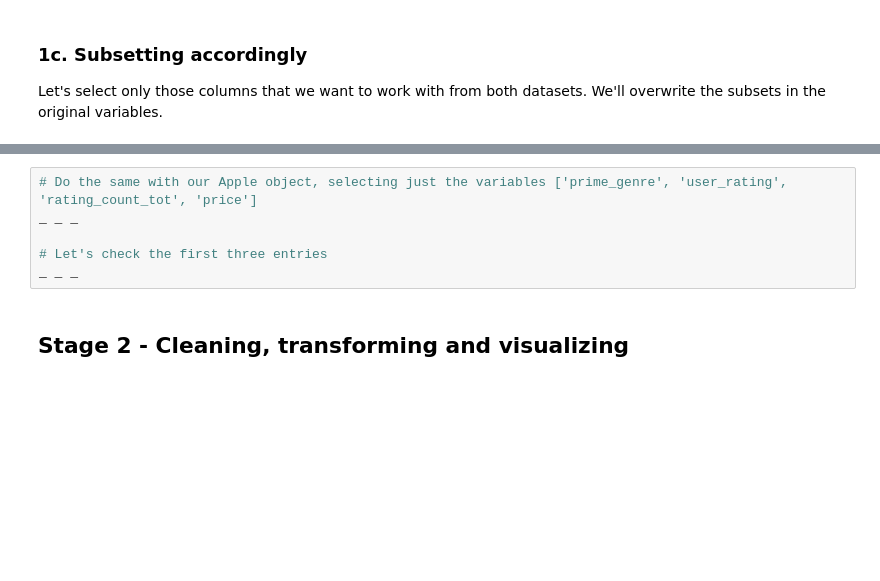
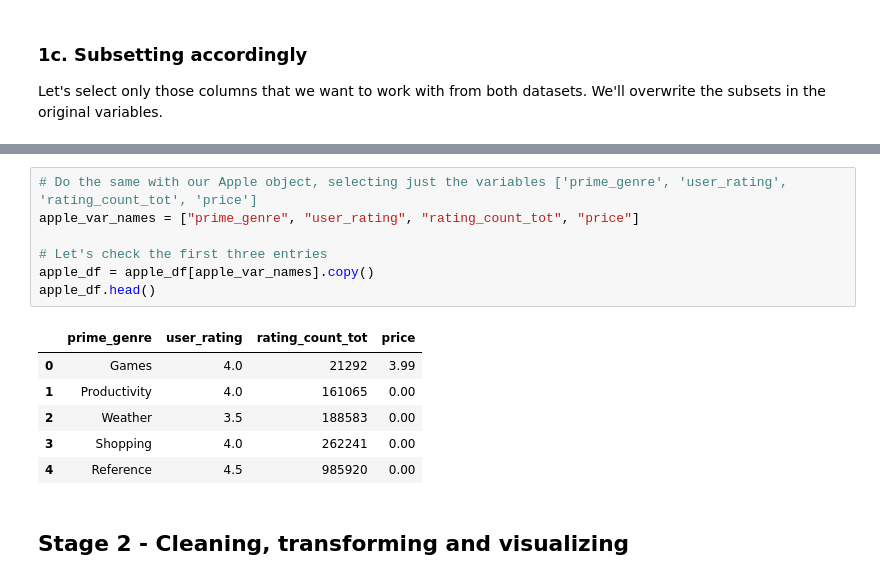
Before and after one commit to rcepedaraza/springboard-apps-project, a Jupyter notebook: Springboard Apps project - Tier 3 - Complete.ipynb, the cells around one changed output, grey strips where cells are left out. Cells and saved outputs as stored; diff of their text form; blank space fills up the shorter version.

```diff
--- a/Springboard Apps project - Tier 3 - Complete.ipynb
+++ b/Springboard Apps project - Tier 3 - Complete.ipynb
@@ -104,9 +126,17 @@ _ _ _
 # %%
 # Do the same with our Apple object, selecting just the variables ['prime_genre', 'user_rating', 'rating_count_tot', 'price']
-_ _ _
+apple_var_names = ["prime_genre", "user_rating", "rating_count_tot", "price"]
 
 # Let's check the first three entries
-_ _ _
+apple_df = apple_df[apple_var_names].copy()
+apple_df.head()
+# %% [output]
+|  | prime_genre | user_rating | rating_count_tot | price |
+| 0 | Games | 4.0 | 21292 | 3.99 |
+| 1 | Productivity | 4.0 | 161065 | 0.00 |
+| 2 | Weather | 3.5 | 188583 | 0.00 |
+| 3 | Shopping | 4.0 | 262241 | 0.00 |
+| 4 | Reference | 4.5 | 985920 | 0.00 |
 # %% [markdown]
 ## Stage 2 -  Cleaning, transforming and visualizing
 # %% [markdown]
```
Also changed, not shown: parts of 3 cells of this notebook.
